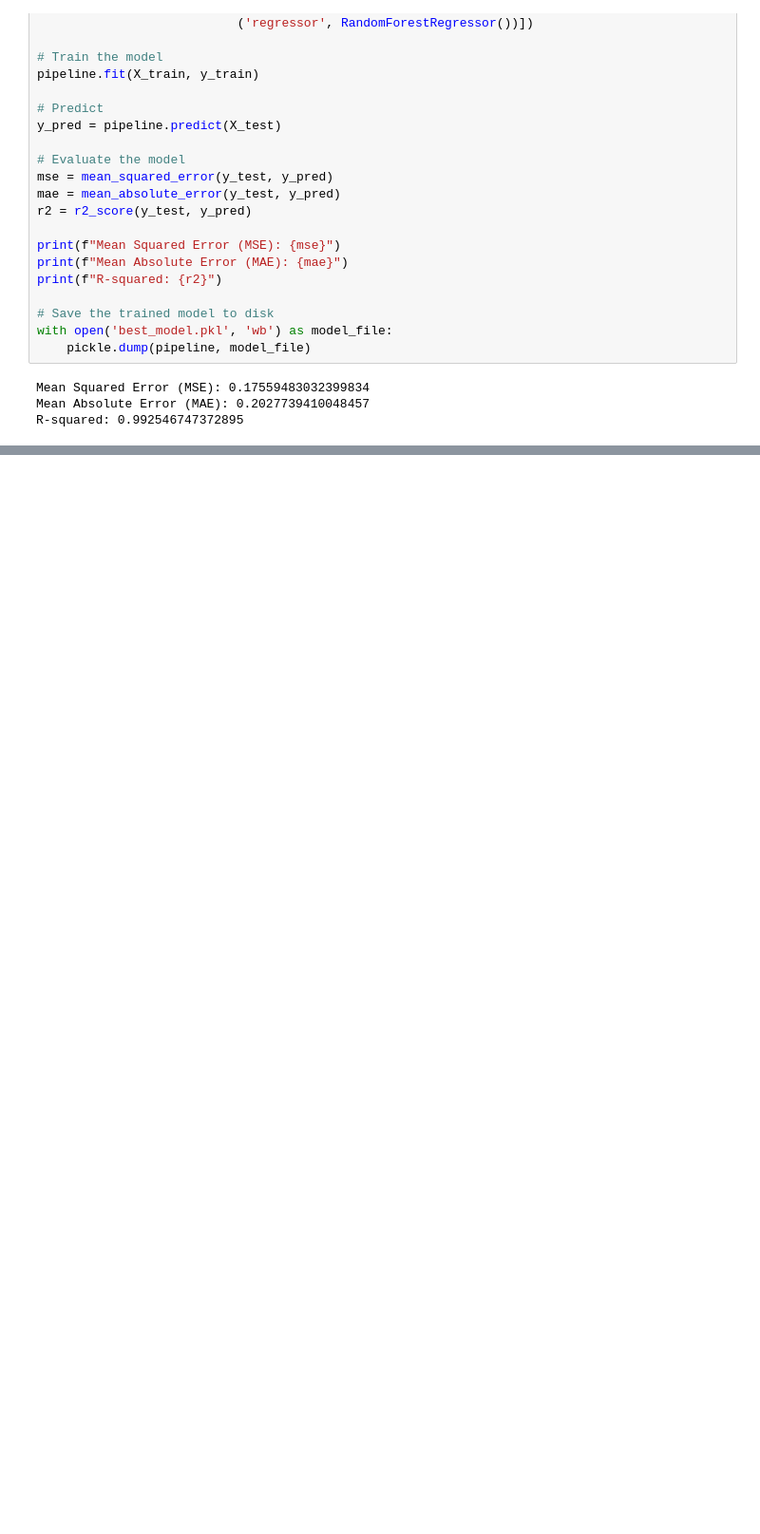
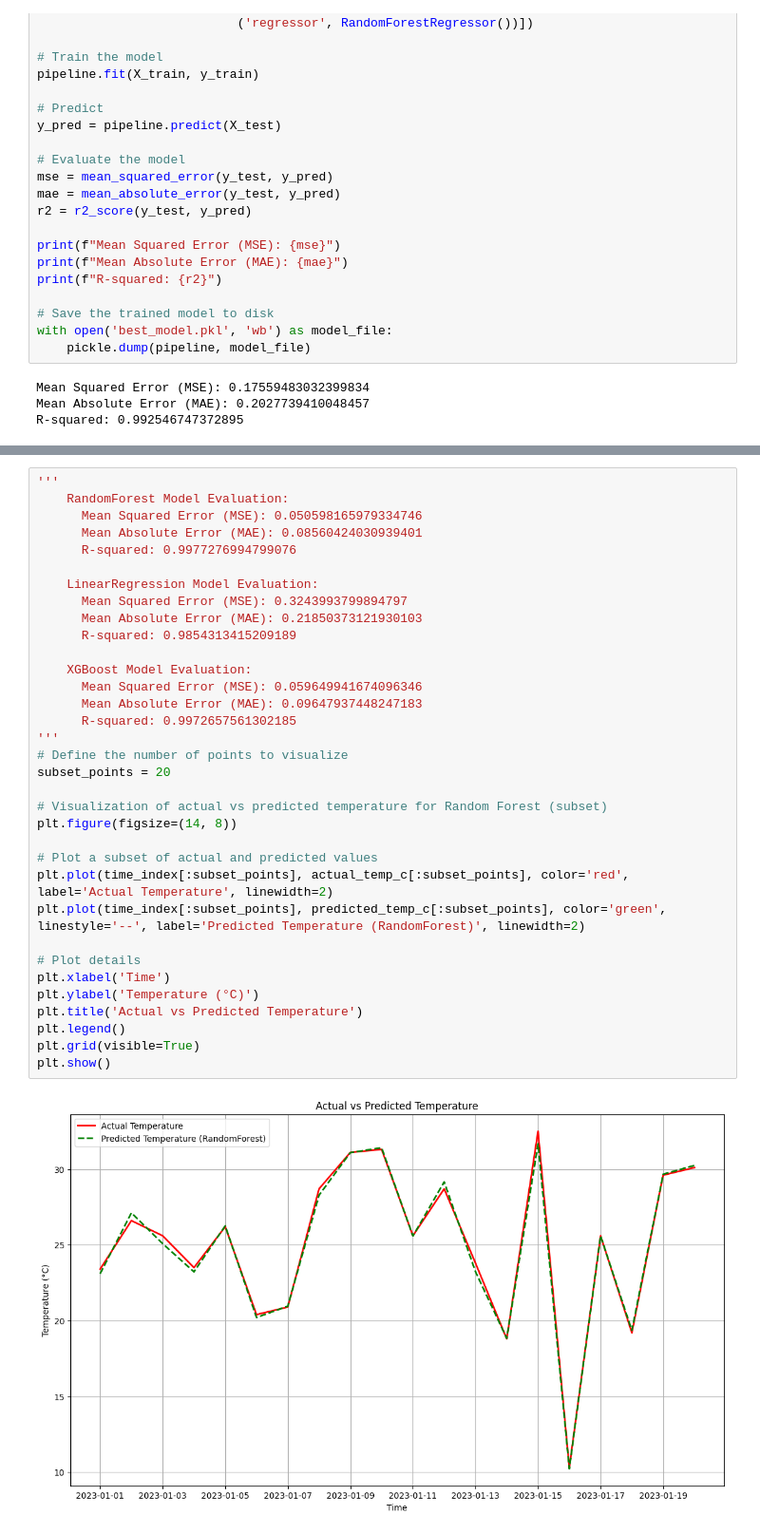
Before and after one commit to dkon911/weather_streamming, a Jupyter notebook: notebook/ML_demo.ipynb, the cells around one changed output, grey strips where cells are left out. Shown: that part at 95% size. Drawn from its saved outputs; the diff is of its cells as text; blank space fills up the shorter version.

Commit message:
cross validate and model evaluation

```diff
--- a/notebook/ML_demo.ipynb
+++ b/notebook/ML_demo.ipynb
@@ -332,0 +453,36 @@ R-squared: 0.992546747372895
+# %%
+'''
+    RandomForest Model Evaluation:
+      Mean Squared Error (MSE): 0.050598165979334746
+      Mean Absolute Error (MAE): 0.08560424030939401
+      R-squared: 0.9977276994799076
+
+    LinearRegression Model Evaluation:
+      Mean Squared Error (MSE): 0.3243993799894797
+      Mean Absolute Error (MAE): 0.21850373121930103
+      R-squared: 0.9854313415209189
+
+    XGBoost Model Evaluation:
+      Mean Squared Error (MSE): 0.059649941674096346
+      Mean Absolute Error (MAE): 0.09647937448247183
+      R-squared: 0.9972657561302185
+'''
+# Define the number of points to visualize
+subset_points = 20
+
+# Visualization of actual vs predicted temperature for Random Forest (subset)
+plt.figure(figsize=(14, 8))
+
+# Plot a subset of actual and predicted values
+plt.plot(time_index[:subset_points], actual_temp_c[:subset_points], color='red', label='Actual Temperature', linewidth=2)
+plt.plot(time_index[:subset_points], predicted_temp_c[:subset_points], color='green', linestyle='--', label='Predicted Temperature (RandomForest)', linewidth=2)
+
+# Plot details
+plt.xlabel('Time')
+plt.ylabel('Temperature (°C)')
+plt.title('Actual vs Predicted Temperature')
+plt.legend()
+plt.grid(visible=True)
+plt.show()
+# %% [output]
+[figure, added]
```
Also changed, not shown: parts of 1 cell of this notebook.
